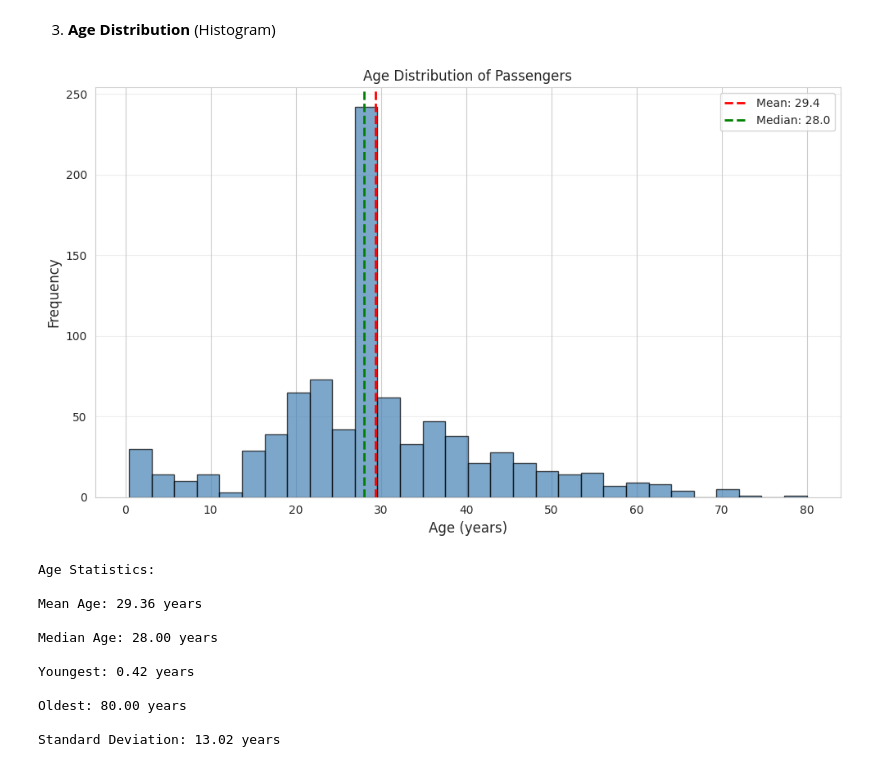
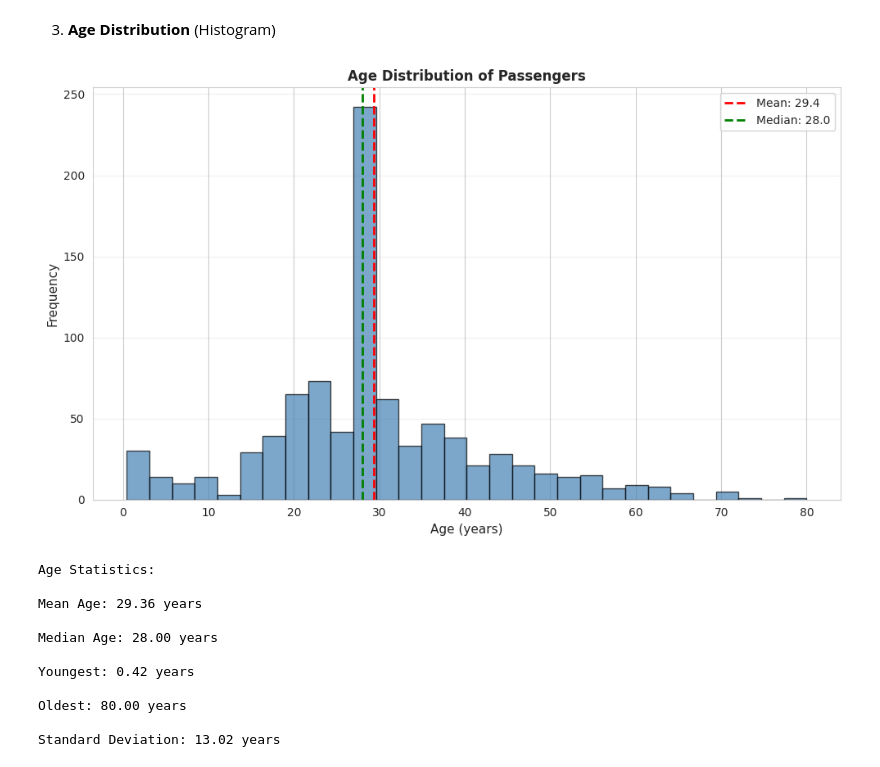
Before and after one commit to nanishat/EDA-Titanic, a Jupyter notebook: exploratory_data_analysis.ipynb, the cells around one changed output. Saved outputs shown, nothing was run; the diff lists cells and outputs as text; code cells hidden in the pictures.

```diff
--- a/exploratory_data_analysis.ipynb
+++ b/exploratory_data_analysis.ipynb
@@ -431,28 +458,29 @@ Female passengers: 314 (35.2%)
 # %%
 # Histogram setup
 
 plt.figure(figsize=(10, 6))
 plt.hist(train['Age'].dropna(), bins=30, color='steelblue', edgecolor='black', alpha=0.7)
-plt.title('Age Distribution of Passengers', fontsize=12, fontweight=12)
-plt.xlabel('Age (years)', fontsize=12)
-plt.ylabel('Frequency', fontsize=12)
+plt.title('Age Distribution of Passengers', fontsize=12, fontweight='bold')
+plt.xlabel('Age (years)', fontsize=11)
+plt.ylabel('Frequency', fontsize=11)
 plt.axvline(train['Age'].mean(), color='red', linestyle='--', linewidth=2, label=f'Mean: {train["Age"].mean():.1f}')
 plt.axvline(train['Age'].median(), color='green', linestyle='--', linewidth=2, label=f'Median: {train["Age"].median():.1f}')
 plt.legend()
 plt.grid(axis='y', alpha=0.3)
+
 plt.tight_layout()
 plt.show()
 
 # Age statistics
 
 print(f"\nAge Statistics:")
 print(f"\nMean Age: {train['Age'].mean():.2f} years")
 print(f"\nMedian Age: {train['Age'].median():.2f} years")
 print(f"\nYoungest: {train['Age'].min():.2f} years")
 print(f"\nOldest: {train['Age'].max():.2f} years")
 print(f"\nStandard Deviation: {train['Age'].std():.2f} years")
 # %% [output]
-[figure, old version]
+[figure, new version]
 Age Statistics:
 
 Mean Age: 29.36 years
```
Also changed, not shown: parts of 12 cells of this notebook.
